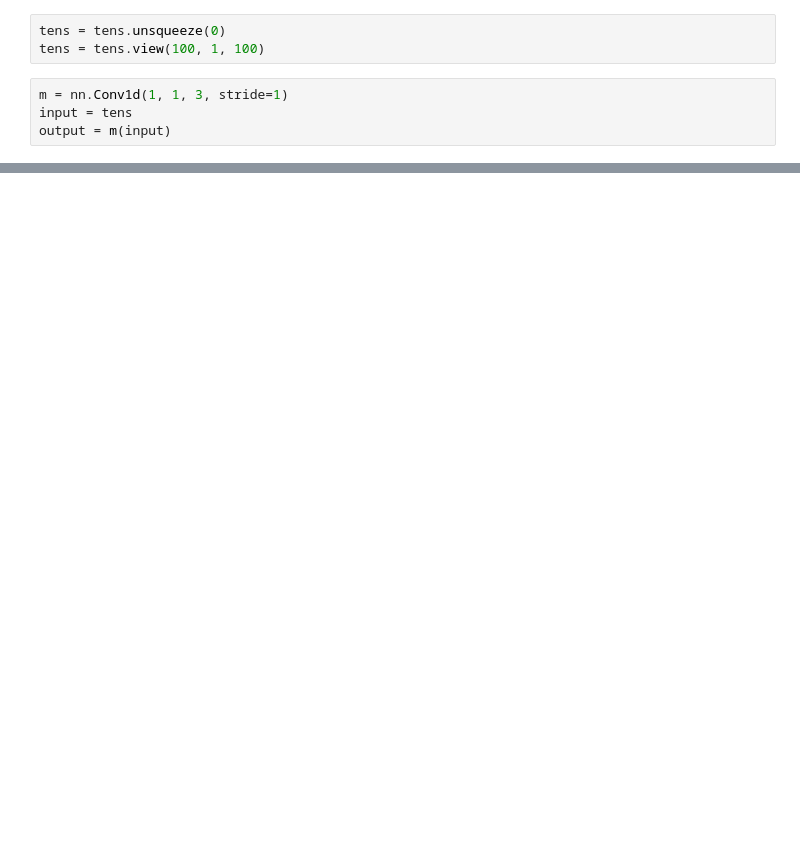
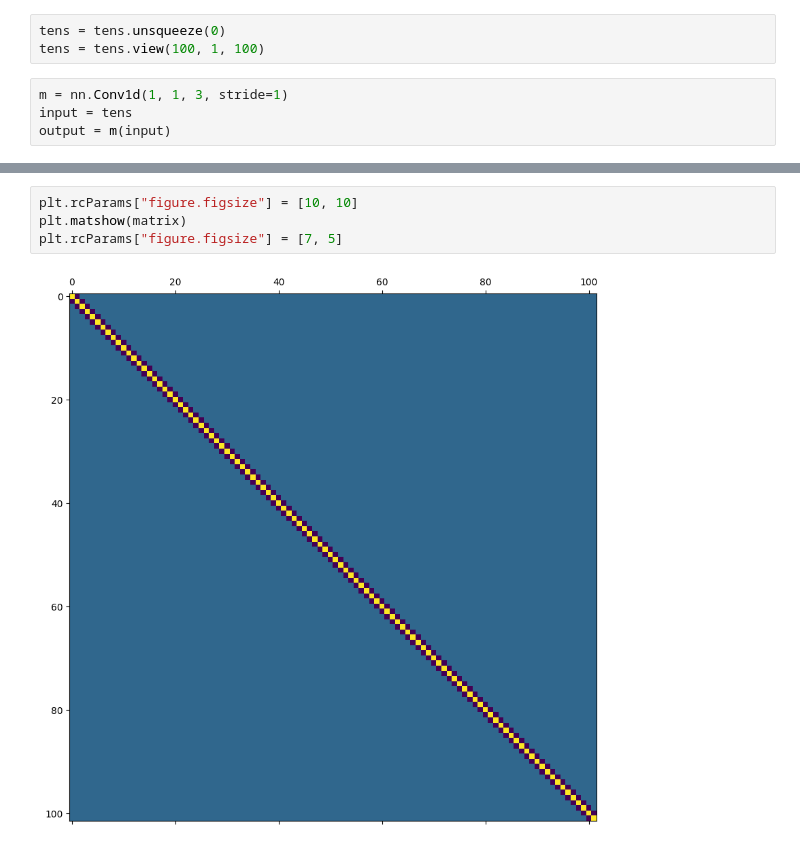
Before and after one commit to benni-bu/gusto, a Jupyter notebook: learning/testnb.ipynb, the cells around one changed output, grey strips where cells are left out. Cells and saved outputs as stored; diff of their text form; blank space fills up the shorter version.

```diff
--- a/learning/testnb.ipynb
+++ b/learning/testnb.ipynb
@@ -51,0 +137,6 @@ tensor([[[0.5325, 0.4022, 0.5593,  ..., 0.3311, 0.4877, 0.6240]],
+# %%
+plt.rcParams["figure.figsize"] = [10, 10]
+plt.matshow(matrix)
+plt.rcParams["figure.figsize"] = [7, 5]
+# %% [output]
+[figure, added]
```
Also changed, not shown: parts of 17 cells of this notebook, 5 other files.
